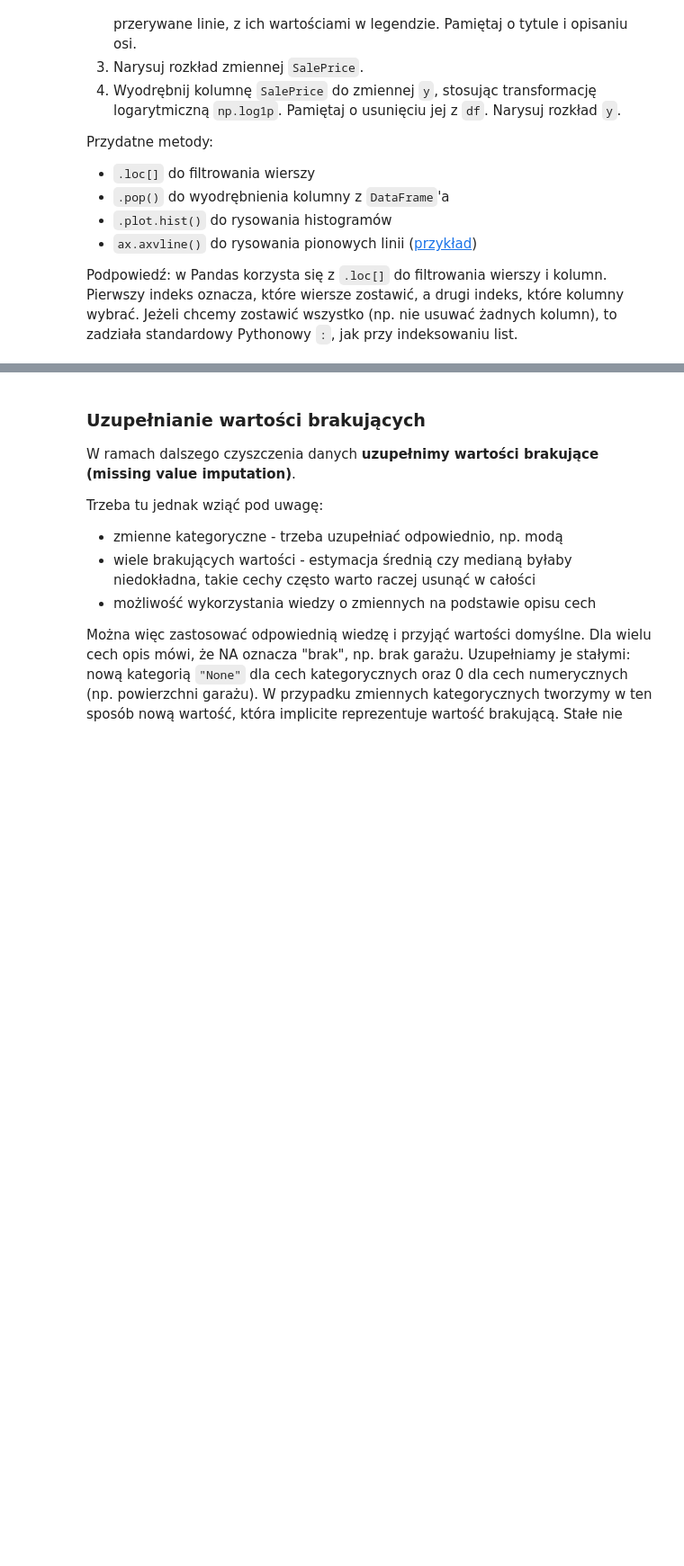
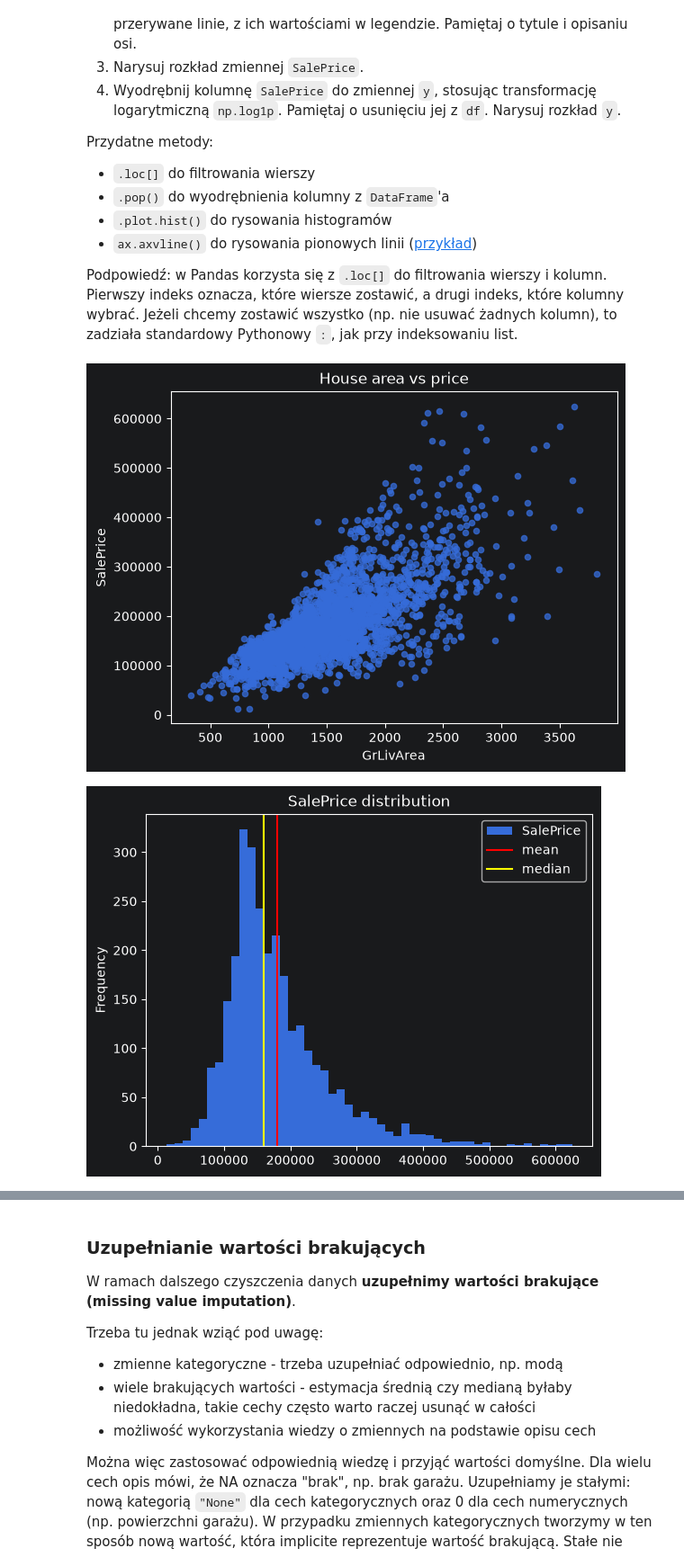
Before and after one commit to Ablaszak/podstawy-sztucznej-inteligencji, a Jupyter notebook: lab1/lab_1.ipynb, the cells around one changed output, grey strips where cells are left out. Shown at 90% size. Saved outputs shown, nothing was run; the diff lists cells and outputs as text; code cells hidden in the pictures; blank space fills up the shorter version.

```diff
--- a/lab1/lab_1.ipynb
+++ b/lab1/lab_1.ipynb
@@ -225,0 +214,27 @@ def plot_distribution(values: pd.Series, title: str, bins: int = 50) -> None:
+# %%
+# remove outliers
+df = df.loc[df['GrLivArea'] <= 4000]
+ax = df.plot.scatter(
+    x="GrLivArea", y="SalePrice", alpha=0.75, title="House area vs price"
+)
+plt.show()
+
+
+def plot_distribution(values: pd.Series, title: str, bins: int = 50) -> None:
+    mean, median = values.mean(), values.median()
+    ax = values.plot.hist(bins=bins, title=title)
+    ax.axvline(mean, color="red", label="mean")
+    ax.axvline(median, color="yellow", label="median")
+    ax.legend()
+    plt.show()
+    pass
+
+plot_distribution(df["SalePrice"], "SalePrice distribution")
+
+
+# plot distributions and apply log transform
+y = np.log1p(df.pop("SalePrice"))
+plot_distribution(y, "log1p(SalePrice) distribution")
+# %% [output]
+[figure, added]
+[figure, added]
```
Also changed, not shown: parts of 3 cells of this notebook.
